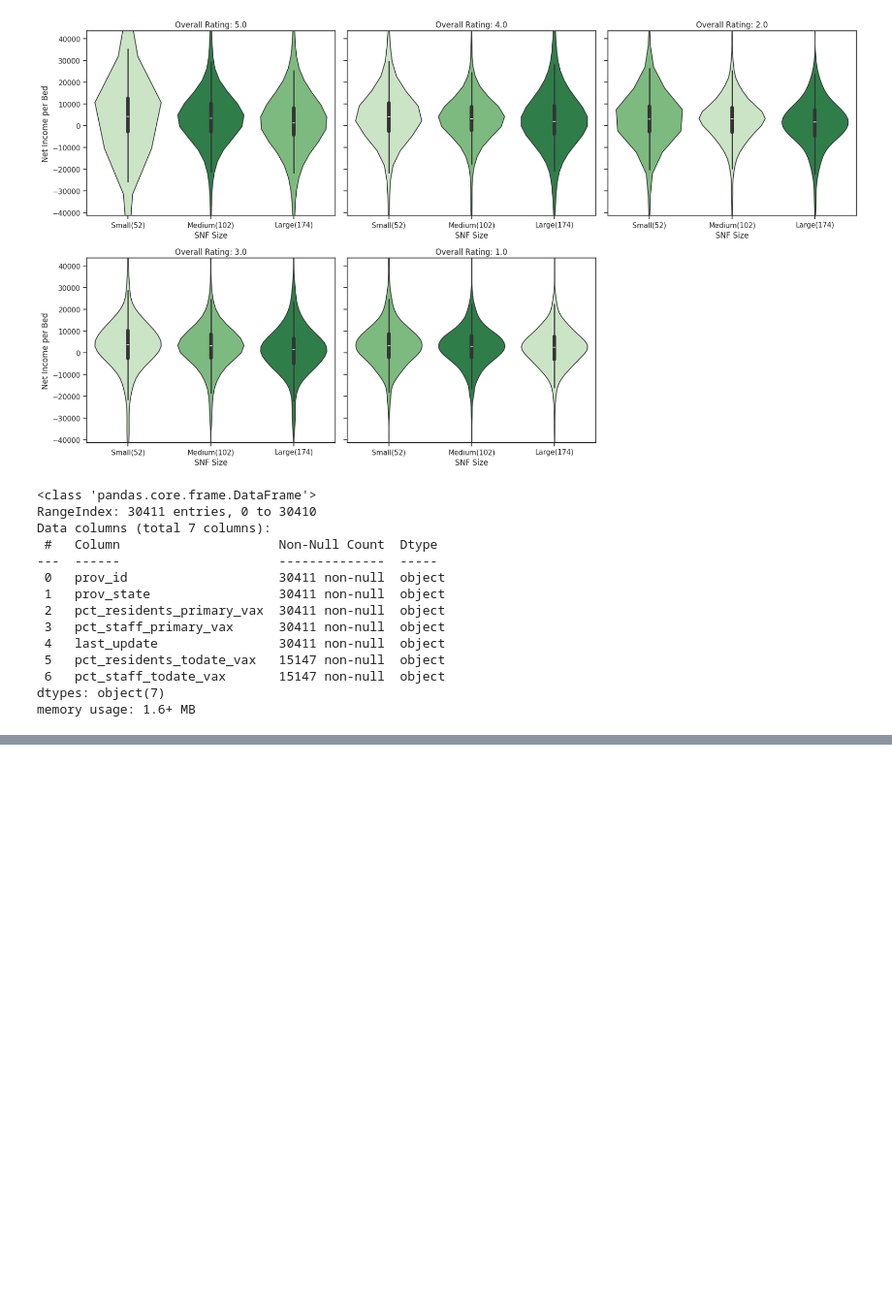
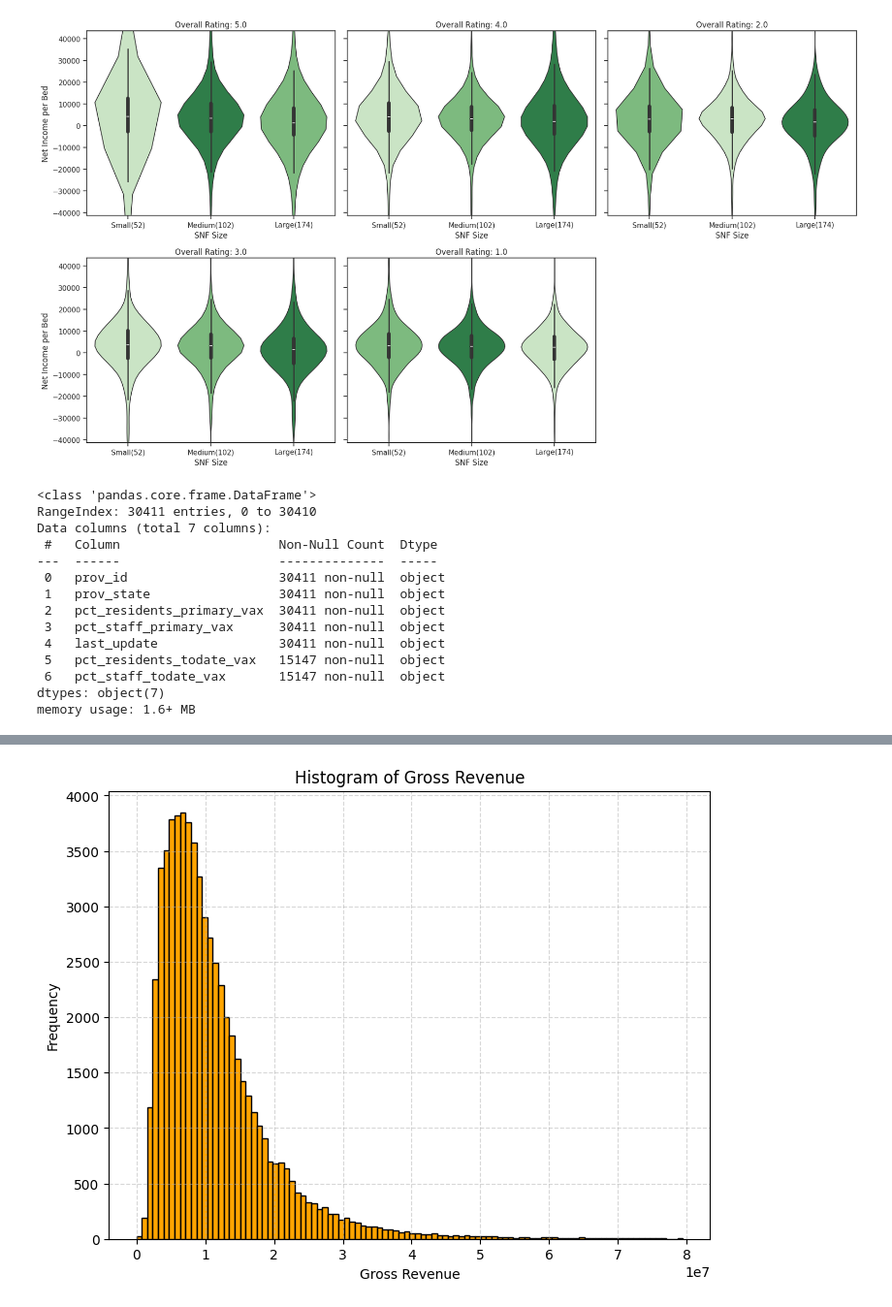
Before and after one commit to joshua-orndorff/Data-4999, a Jupyter notebook: exploratory-data-analysis.ipynb, the cells around one changed output, grey strips where cells are left out. Shown: that part at 97% size. Cells and saved outputs as stored; diff of their text form; code cells hidden in the pictures; blank space fills up the shorter version.

```diff
--- a/exploratory-data-analysis.ipynb
+++ b/exploratory-data-analysis.ipynb
@@ -216,0 +304,13 @@ df[]
+# %%
+import matplotlib.pyplot as plt
+
+# Assuming 'df' is your DataFrame
+plt.figure(figsize=(8, 6))
+plt.hist(roe['gross_revenue'], bins=100, color='orange', edgecolor='black')  # Adjust the number of bins as needed
+plt.xlabel('Gross Revenue')
+plt.ylabel('Frequency')
+plt.title('Histogram of Gross Revenue')
+plt.grid(True, linestyle='--', alpha=0.5)
+plt.show()
+# %% [output]
+[figure, added]
```
Also changed, not shown: parts of 10 cells of this notebook.
